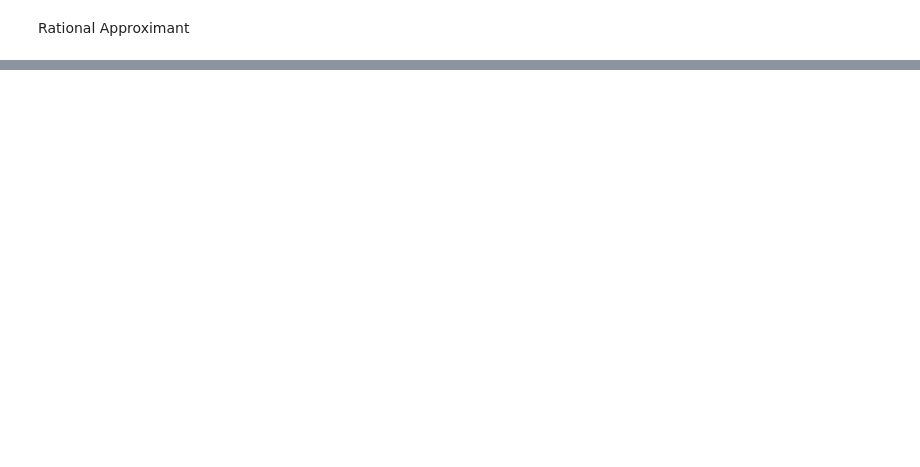
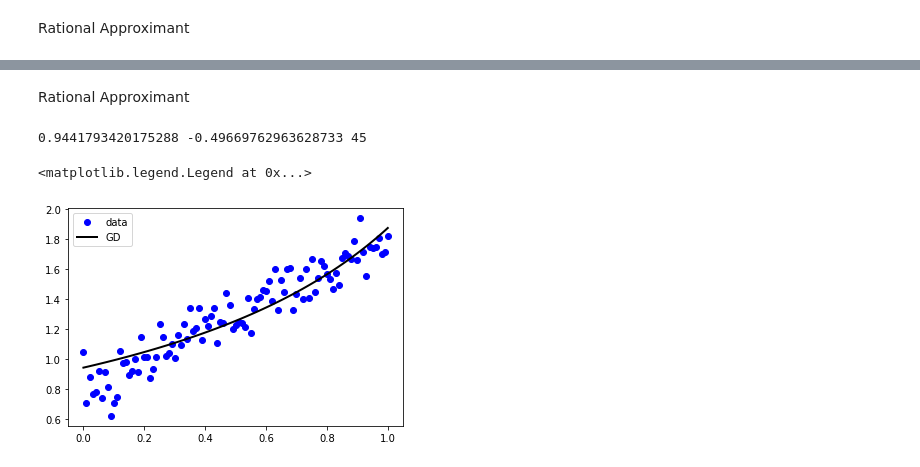
Before and after one commit to skozh/ADA1, a Jupyter notebook: Task3.ipynb, the cells around one changed output, grey strips where cells are left out. Drawn from its saved outputs; the diff is of its cells as text; code cells hidden in the pictures; blank space fills up the shorter version.

```diff
--- a/Task3.ipynb
+++ b/Task3.ipynb
@@ -169,0 +174,13 @@ ax.legend()
+# %%
+def GradientDescentLinear(x, y, alpha, beta, lr, tol=0.001):
+  for i in range(100):
+    der_alpha = np.sum(2*x*(alpha*x+beta-y))
+    der_beta = np.sum(2*(alpha*x+beta-y))
+    alpha = alpha - lr*der_alpha
+    beta = beta - lr*der_beta
+    if np.abs(lr*der_alpha) < tol and np.abs(lr*der_beta) < tol:
+      return alpha, beta, i
+  return alpha, beta, i
+# %%
+alpha, beta, iteration = GradientDescentLinear(x, y, 0, 0, 0.001)
+print(alpha, beta)
@@ -169,0 +197,26 @@ ax.legend()
+# %% [markdown]
+Rational Approximant
+# %%
+def GradientDescentRational(x, y, alpha, beta, lr, tol=0.001):
+  for i in range(100):
+    t = (1 + beta*x)
+    der_alpha = np.sum(2*((alpha/t) - y)/t)
+    der_beta = np.sum(2*alpha*x*(t*y - alpha)/(t**3))
+    alpha = alpha - lr*der_alpha
+    beta = beta - lr*der_beta
+    if np.abs(lr*der_alpha) < tol and np.abs(lr*der_beta) < tol:
+      return alpha, beta, i
+  return alpha, beta, i
+# %%
+alpha, beta, iteration = GradientDescentRational(x, y, 0, 0, 0.001)
+print(alpha, beta, iteration)
+# %% [output]
+0.9441793420175288 -0.49669762963628733 45
+# %%
+fig, ax = plt.subplots(1, 1)
+ax.plot(x, y, 'ob', label='data')
+ax.plot(x, rational_fun(x, alpha,beta), '-k', lw=2, label='GD')
+ax.legend()
+# %% [output]
+<matplotlib.legend.Legend at 0x...>
+[figure, added]
```
Also changed, not shown: parts of 17 cells of this notebook.
